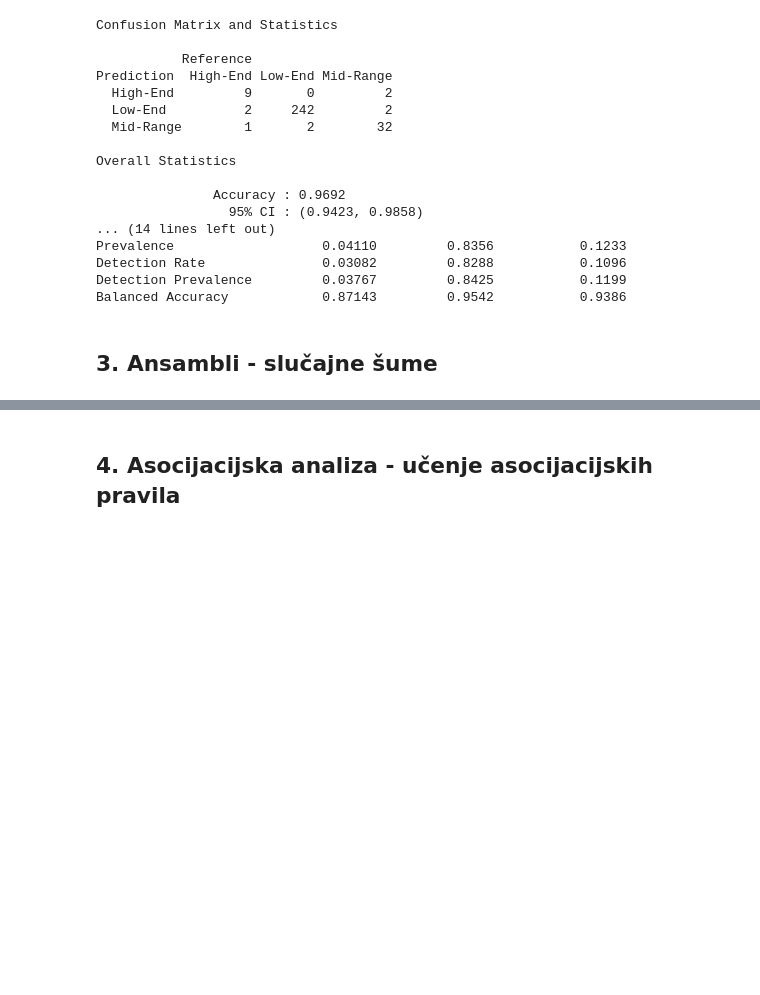
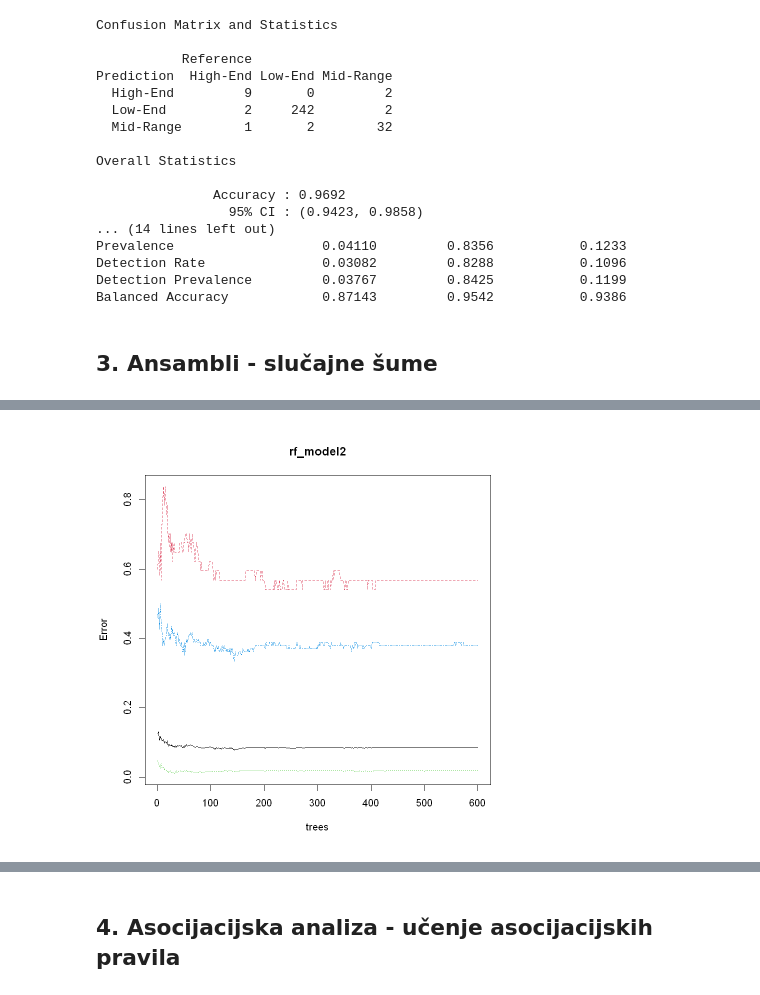
Before and after one commit to IvanVinski/dap-projekt, a Jupyter notebook: projekt.ipynb, the cells around one changed output, grey strips where cells are left out. Drawn from its saved outputs; the diff is of its cells as text; code cells hidden in the pictures; blank space fills up the shorter version.

```diff
--- a/projekt.ipynb
+++ b/projekt.ipynb
@@ -189,0 +290,3 @@ Balanced Accuracy            0.87143         0.9542           0.9386
+# %%
+rf_model2 <- randomForest(x = trainData[-22], y = as.factor(trainData$PriceCategory), ntree = 600)
+rf_model2
@@ -189,0 +328,4 @@ Balanced Accuracy            0.87143         0.9542           0.9386
+# %%
+plot(rf_model2)
+# %% [output]
+[figure, added]
```
Also changed, not shown: parts of 20 cells of this notebook.
